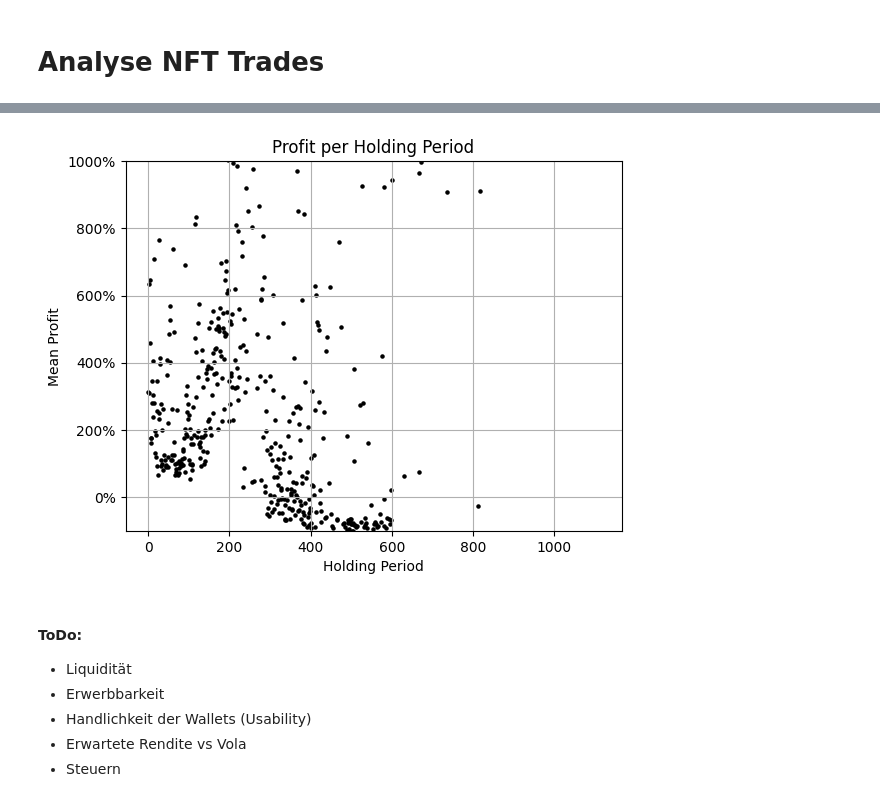
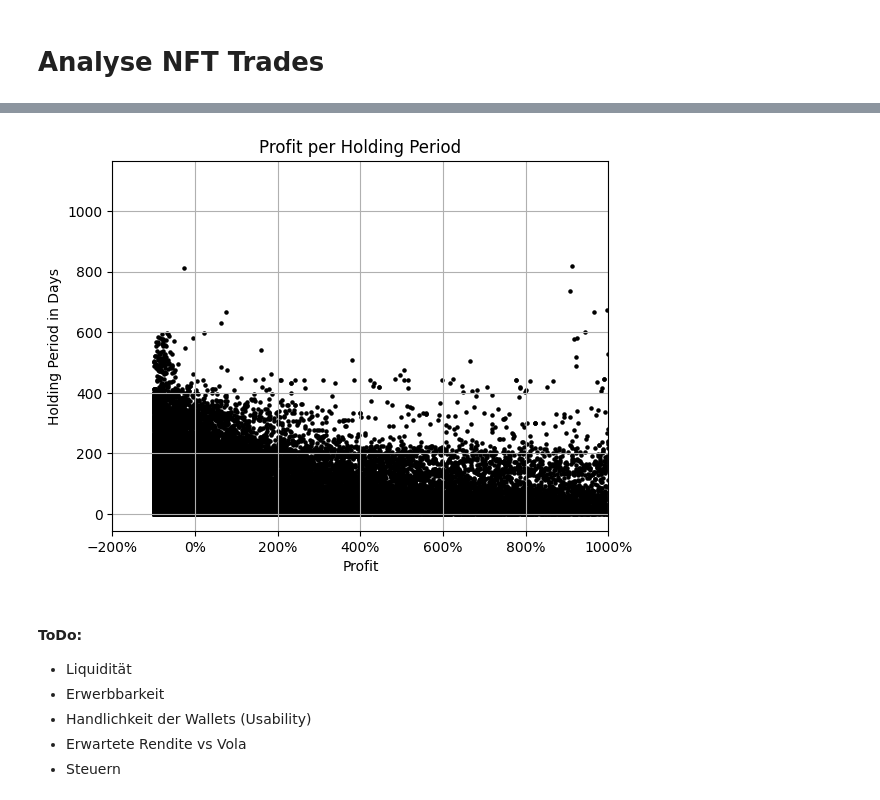
Before and after one commit to vfcapital/bachelor-thesis, a Jupyter notebook: bachelorthesis/notebooks/trade_analysis.ipynb, the cells around one changed output, grey strips where cells are left out. Cells and saved outputs as stored; diff of their text form; code cells hidden in the pictures.

```diff
--- a/bachelorthesis/notebooks/trade_analysis.ipynb
+++ b/bachelorthesis/notebooks/trade_analysis.ipynb
@@ -151,5 +411,5 @@ outlier_aware_hist(nft_trades["profit_usd"], -1, 10)
 # %%
-splits = [100, 1000, np.inf]
+splits = [100, 1000, 10000, 100000, np.inf]
 currency = "usd"
 
 plot_figure_profit_per_price(splits, currency, nft_trades)
@@ -242,26 +528,31 @@ plt.show()
 # %%
 plot_df = (
     nft_trades[["holding_period", "profit_usd"]]
     .groupby("holding_period")
-    .agg(["min", "max", "sum", "count", "mean"])
+    .agg(["min", "max", "sum", "count", "mean", "median"])
     .round(4)["profit_usd"]
     .reset_index()
 )
 # y_pred = KMeans(5, n_init=100, max_iter=1000, algorithm="elkan")
 # y_pred.fit(plot_df[["mean"]])
 # plot_df["Cluster"] = y_pred.labels_.astype(float)
-ax = plot_df.plot.scatter(
-    x="holding_period",
-    y="mean",
+ax = nft_trades.plot.scatter(
+    x="profit_usd",
+    y="holding_period",
     # c="Cluster",
-    xlabel="Holding Period",
+    ylabel="Holding Period in Days",
     color="Black",
-    ylabel="Mean Profit",
+    xlabel="Profit",
     title="Profit per Holding Period",
     grid=True,
-    ylim=[-1, 10],
+    xlim=(-2, 10),
     marker=".",
+    # logx=True
 )
-ax.yaxis.set_major_formatter(mtick.PercentFormatter(1.0))
+# plt.axvline(nft_trades["profit_usd"].median())
+# plt.axvline(0)
+# plt.axvline(-1)
+ax.xaxis.set_major_formatter(mtick.PercentFormatter(1.0))
+plt.show()
 # %% [output]
-[figure, old version]
+[figure, new version]
```
Also changed, not shown: parts of 63 cells of this notebook, 8 other files.
